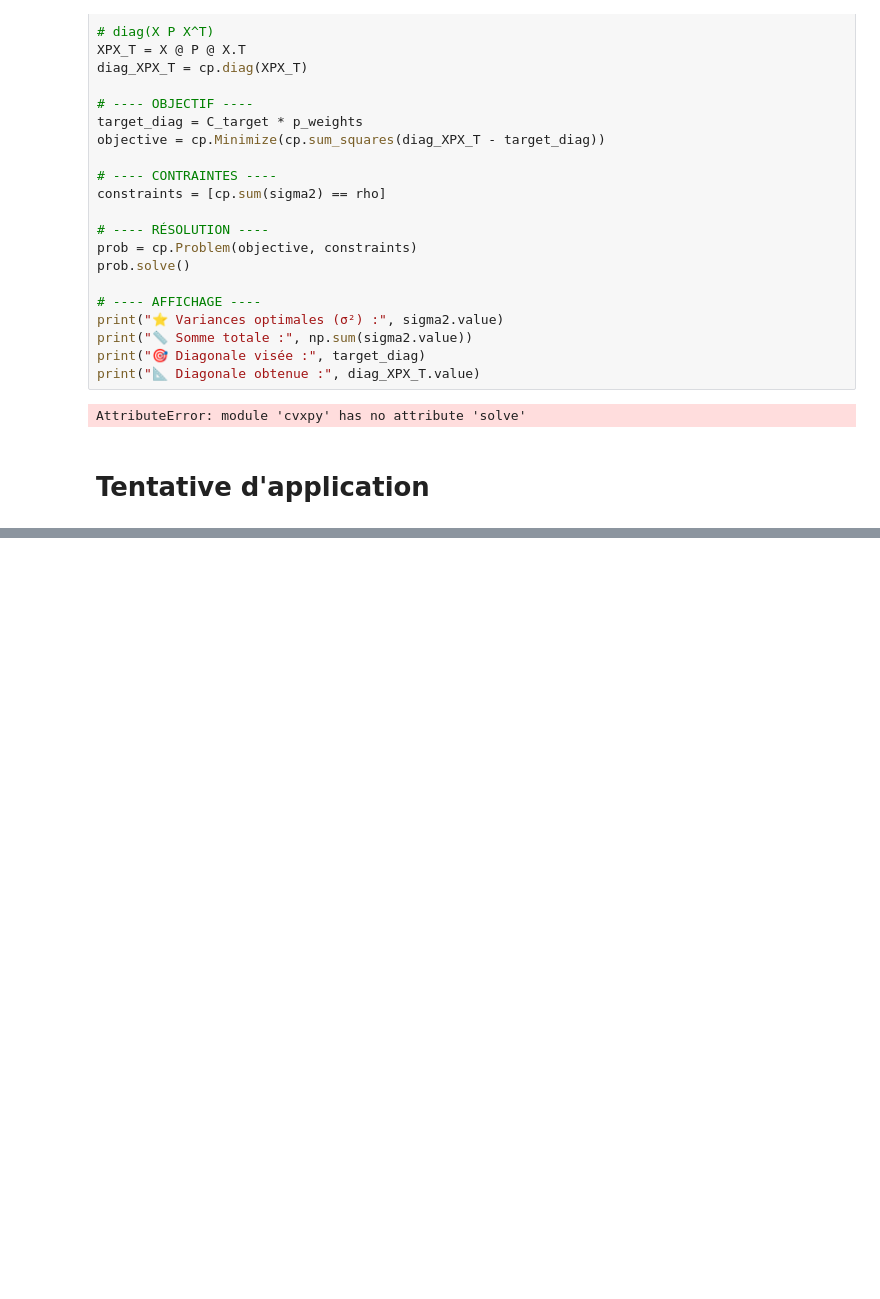
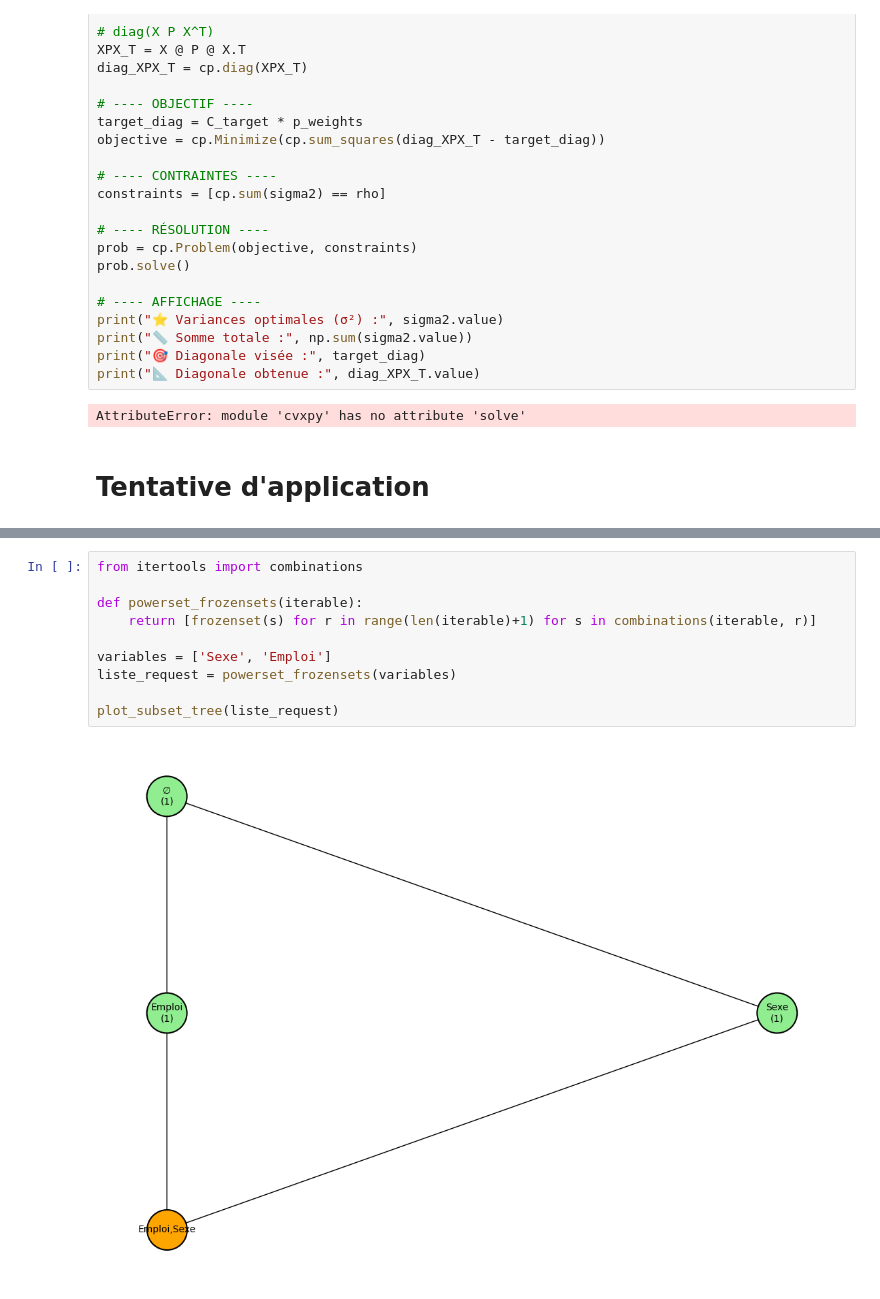
Before and after one commit to InseeFrLab/diff-privacy, a Jupyter notebook: regression_comptage.ipynb, the cells around one changed output, grey strips where cells are left out. Drawn from its saved outputs; the diff is of its cells as text; blank space fills up the shorter version.

```diff
--- a/regression_comptage.ipynb
+++ b/regression_comptage.ipynb
@@ -362,0 +669,12 @@ AttributeError: module 'cvxpy' has no attribute 'solve'
+# %%
+from itertools import combinations
+
+def powerset_frozensets(iterable):
+    return [frozenset(s) for r in range(len(iterable)+1) for s in combinations(iterable, r)]
+
+variables = ['Sexe', 'Emploi']
+liste_request = powerset_frozensets(variables)
+
+plot_subset_tree(liste_request)
+# %% [output]
+[figure, added]
```
Also changed, not shown: parts of 14 cells of this notebook.
